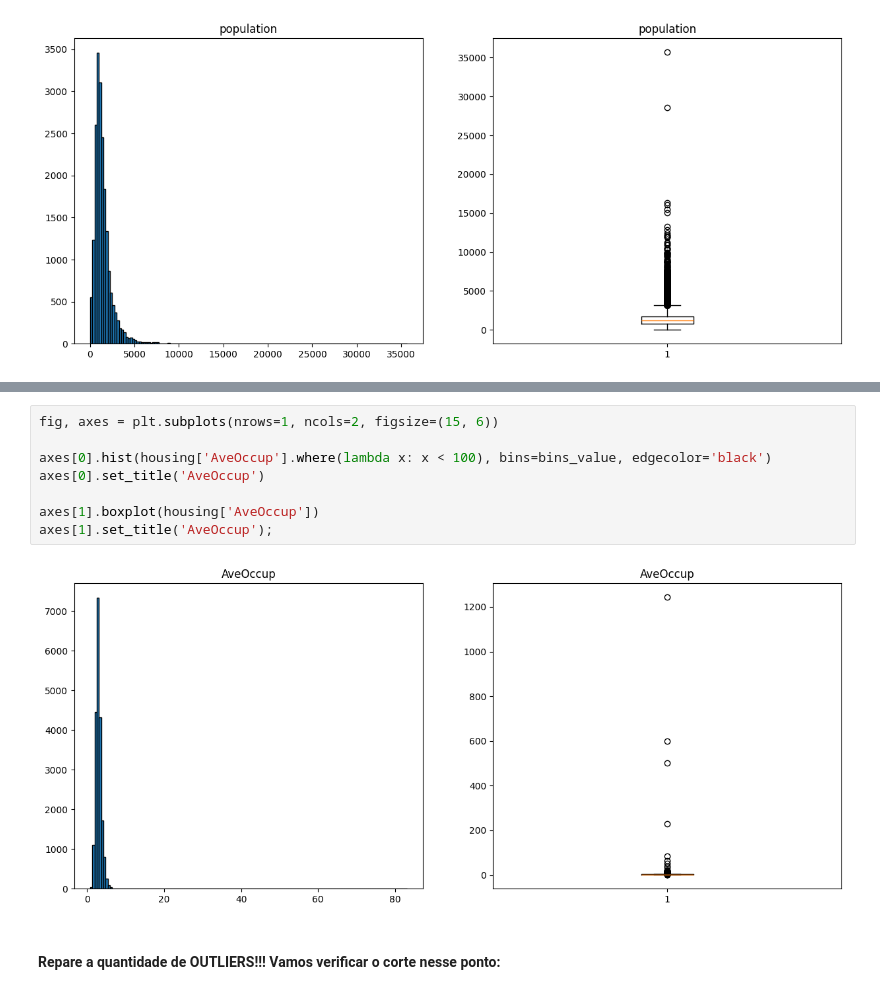
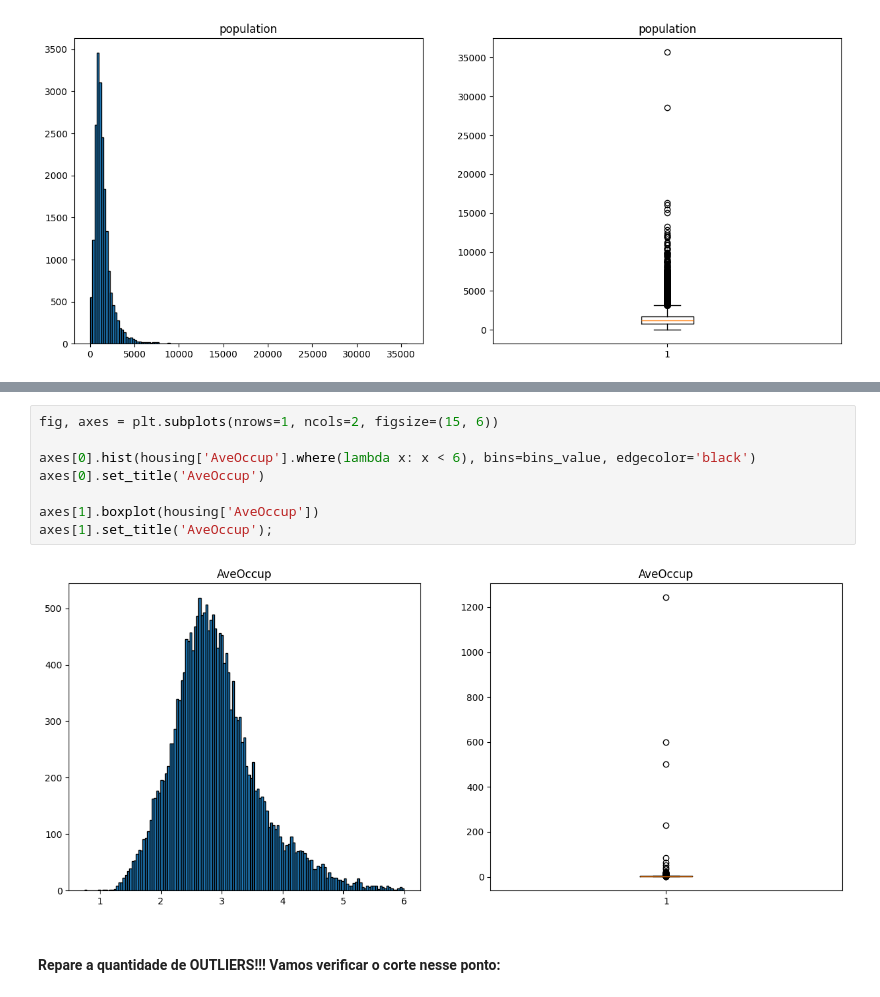
Before and after one commit to Insper-Data/simple-linear-regression, a Jupyter notebook: simple_california_house.ipynb, the cells around one changed output, grey strips where cells are left out. Saved outputs shown, nothing was run; the diff lists cells and outputs as text.

```diff
--- a/simple_california_house.ipynb
+++ b/simple_california_house.ipynb
@@ -472,13 +470,13 @@ See the caveats in the documentation: https://pandas.pydata.org/pandas-docs/stab
 # %%
 fig, axes = plt.subplots(nrows=1, ncols=2, figsize=(15, 6))
 
-axes[0].hist(housing['AveOccup'].where(lambda x: x < 100), bins=bins_value, edgecolor='black')
+axes[0].hist(housing['AveOccup'].where(lambda x: x < 6), bins=bins_value, edgecolor='black')
 axes[0].set_title('AveOccup')
 
 axes[1].boxplot(housing['AveOccup'])
 axes[1].set_title('AveOccup');
 # %% [output]
-[figure, old version]
+[figure, new version]
 # %% [markdown]
 #### Repare a quantidade de OUTLIERS!!! Vamos verificar o corte nesse ponto:
 # %%
```
Also changed, not shown: parts of 11 cells of this notebook, 4 other files.
